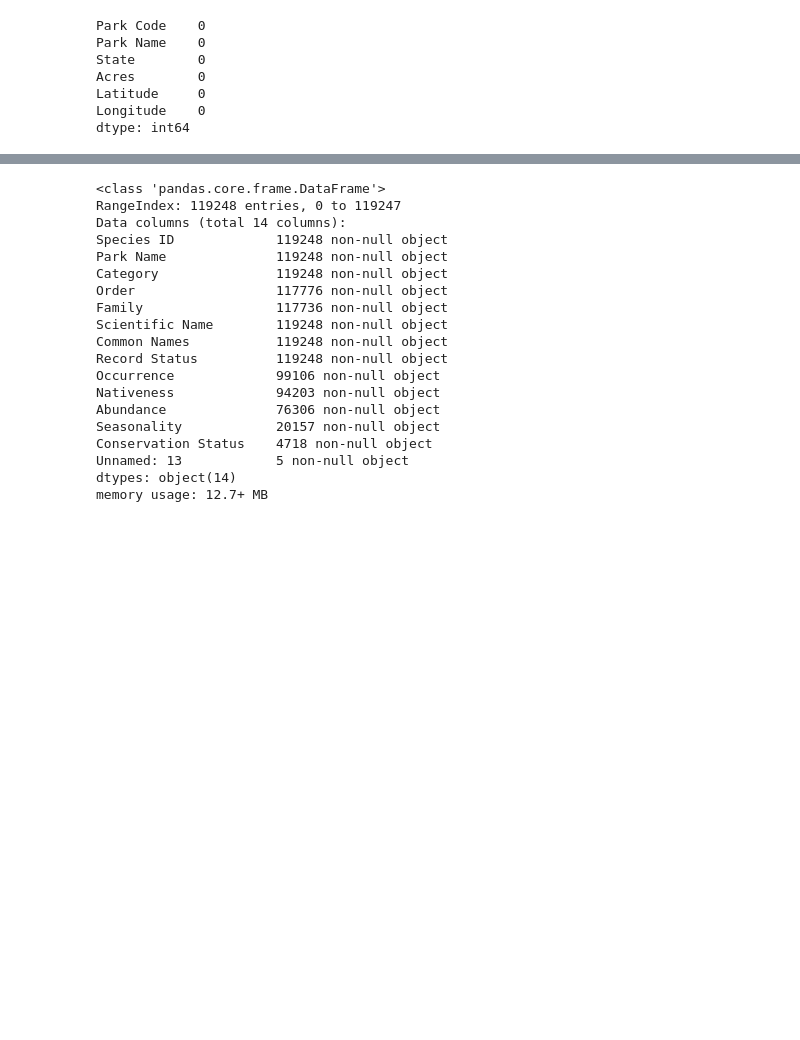
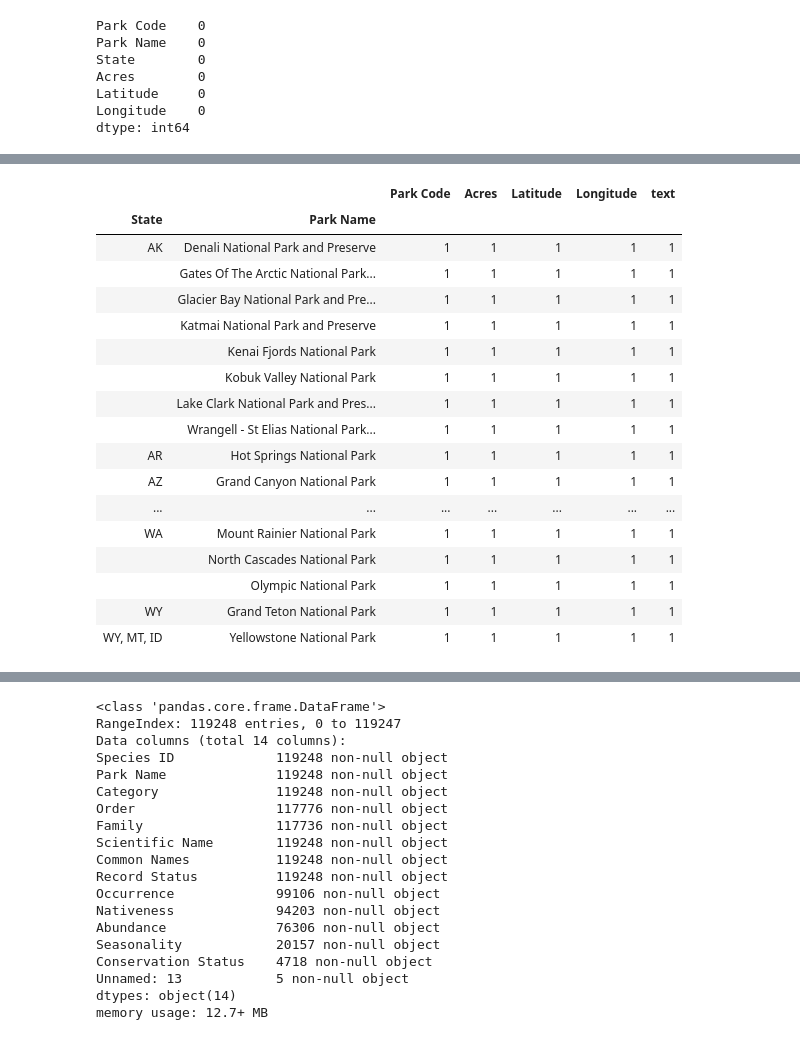
Before and after one commit to ThoaShook/project8, a Jupyter notebook: Park_Diversity.ipynb, the cells around one changed output, grey strips where cells are left out. Cells and saved outputs as stored; diff of their text form; code cells hidden in the pictures; blank space fills up the shorter version.

Commit message:
Add us_states file & create number of parks per state

```diff
--- a/Park_Diversity.ipynb
+++ b/Park_Diversity.ipynb
@@ -79,0 +77,22 @@ df.groupby(['State','Park Name'])
+# %%
+# counting number of parks per state
+df.groupby(['State','Park Name']).count()
+# %% [output]
+|  |  | Park Code | Acres | Latitude | Longitude | text |
+| State | Park Name |  |  |  |  |  |
+| AK | Denali National Park and Preserve | 1 | 1 | 1 | 1 | 1 |
+|  | Gates Of The Arctic National Park... | 1 | 1 | 1 | 1 | 1 |
+|  | Glacier Bay National Park and Pre... | 1 | 1 | 1 | 1 | 1 |
+|  | Katmai National Park and Preserve | 1 | 1 | 1 | 1 | 1 |
+|  | Kenai Fjords National Park | 1 | 1 | 1 | 1 | 1 |
+|  | Kobuk Valley National Park | 1 | 1 | 1 | 1 | 1 |
+|  | Lake Clark National Park and Pres... | 1 | 1 | 1 | 1 | 1 |
+|  | Wrangell - St Elias National Park... | 1 | 1 | 1 | 1 | 1 |
+| AR | Hot Springs National Park | 1 | 1 | 1 | 1 | 1 |
+| AZ | Grand Canyon National Park | 1 | 1 | 1 | 1 | 1 |
+| ... | ... | ... | ... | ... | ... | ... |
+| WA | Mount Rainier National Park | 1 | 1 | 1 | 1 | 1 |
+|  | North Cascades National Park | 1 | 1 | 1 | 1 | 1 |
+|  | Olympic National Park | 1 | 1 | 1 | 1 | 1 |
+| WY | Grand Teton National Park | 1 | 1 | 1 | 1 | 1 |
+| WY, MT, ID | Yellowstone National Park | 1 | 1 | 1 | 1 | 1 |
```
Also changed, not shown: parts of 5 cells of this notebook.
